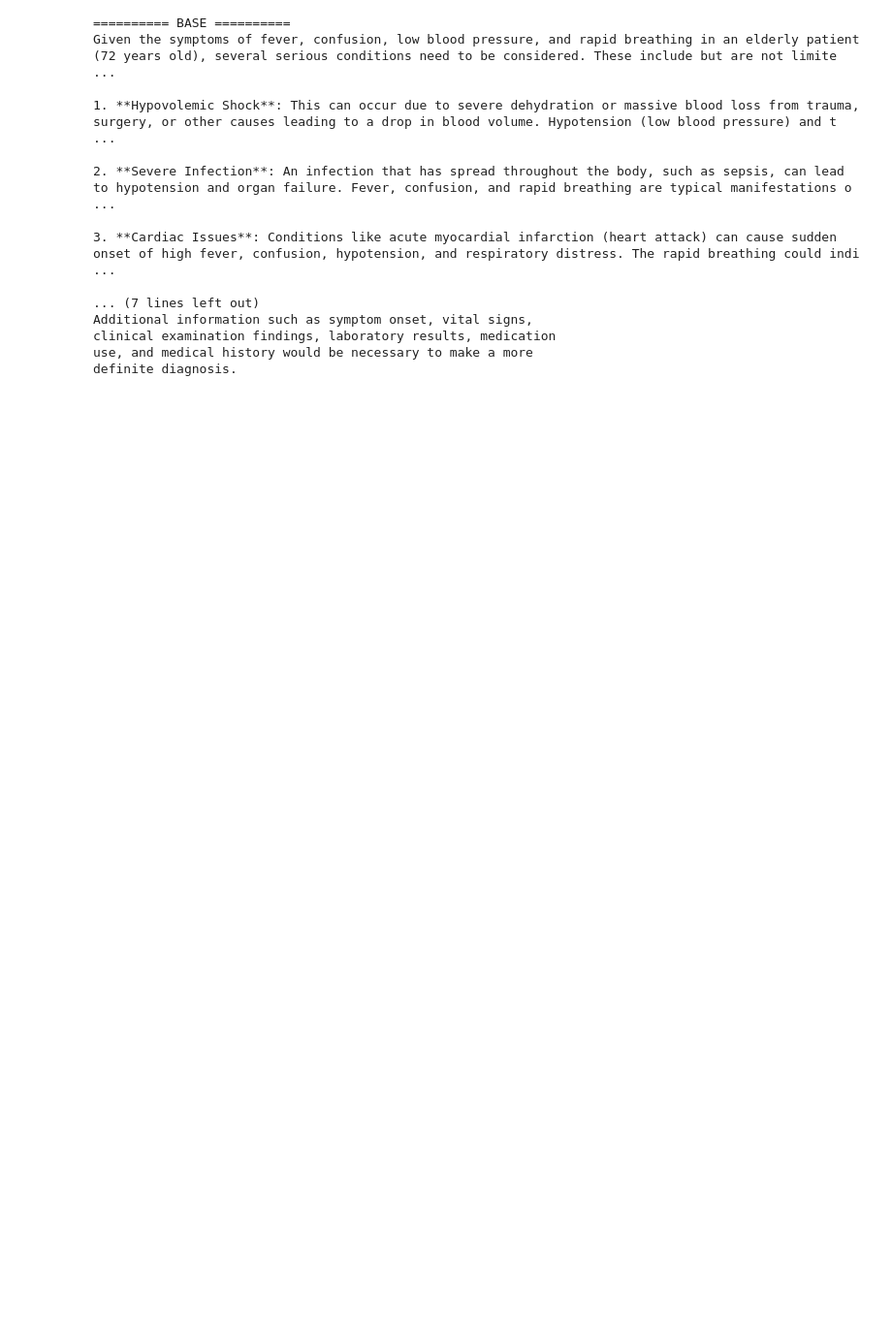
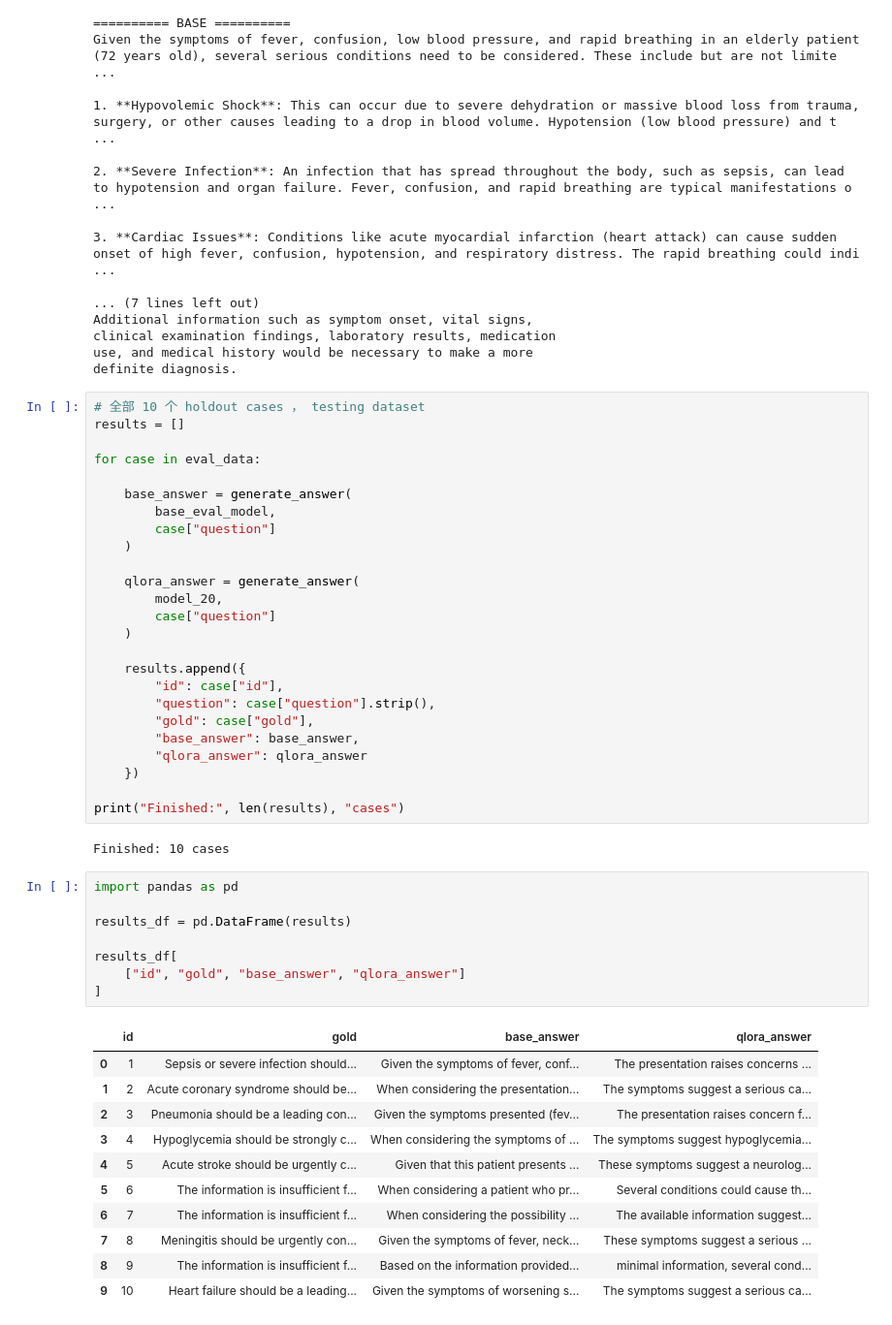
Before and after one commit to lusiyi0077/Health_LLM_Post-training, a Jupyter notebook: health_LLM_post_train.ipynb, the cells around one changed output. Shown at 97% size. Drawn from its saved outputs; the diff is of its cells as text; blank space fills up the shorter version.

Commit message:
failure analysis

```diff
--- a/health_LLM_post_train.ipynb
+++ b/health_LLM_post_train.ipynb
@@ -920,3 +920,50 @@ Additional information such as symptom onset, vital signs,
 clinical examination findings, laboratory results, medication
 use, and medical history would be necessary to make a more
 definite diagnosis.
+# %%
+# 全部 10 个 holdout cases ， testing dataset
+results = []
+
+for case in eval_data:
+
+    base_answer = generate_answer(
+        base_eval_model,
+        case["question"]
+    )
+
+    qlora_answer = generate_answer(
+        model_20,
+        case["question"]
+    )
+
+    results.append({
+        "id": case["id"],
+        "question": case["question"].strip(),
+        "gold": case["gold"],
+        "base_answer": base_answer,
+        "qlora_answer": qlora_answer
+    })
+
+print("Finished:", len(results), "cases")
+# %% [output]
+Finished: 10 cases
+# %%
+import pandas as pd
+
+results_df = pd.DataFrame(results)
+
+results_df[
+    ["id", "gold", "base_answer", "qlora_answer"]
+]
+# %% [output]
+|  | id | gold | base_answer | qlora_answer |
+| 0 | 1 | Sepsis or severe infection should... | Given the symptoms of fever, conf... | The presentation raises concerns ... |
+| 1 | 2 | Acute coronary syndrome should be... | When considering the presentation... | The symptoms suggest a serious ca... |
+| 2 | 3 | Pneumonia should be a leading con... | Given the symptoms presented (fev... | The presentation raises concern f... |
+| 3 | 4 | Hypoglycemia should be strongly c... | When considering the symptoms of ... | The symptoms suggest hypoglycemia... |
+| 4 | 5 | Acute stroke should be urgently c... | Given that this patient presents ... | These symptoms suggest a neurolog... |
+| 5 | 6 | The information is insufficient f... | When considering a patient who pr... | Several conditions could cause th... |
+| 6 | 7 | The information is insufficient f... | When considering the possibility ... | The available information suggest... |
+| 7 | 8 | Meningitis should be urgently con... | Given the symptoms of fever, neck... | These symptoms suggest a serious ... |
+| 8 | 9 | The information is insufficient f... | Based on the information provided... | minimal information, several cond... |
+| 9 | 10 | Heart failure should be a leading... | Given the symptoms of worsening s... | The symptoms suggest a serious ca... |
```
Also changed, not shown: parts of 15 cells of this notebook.
